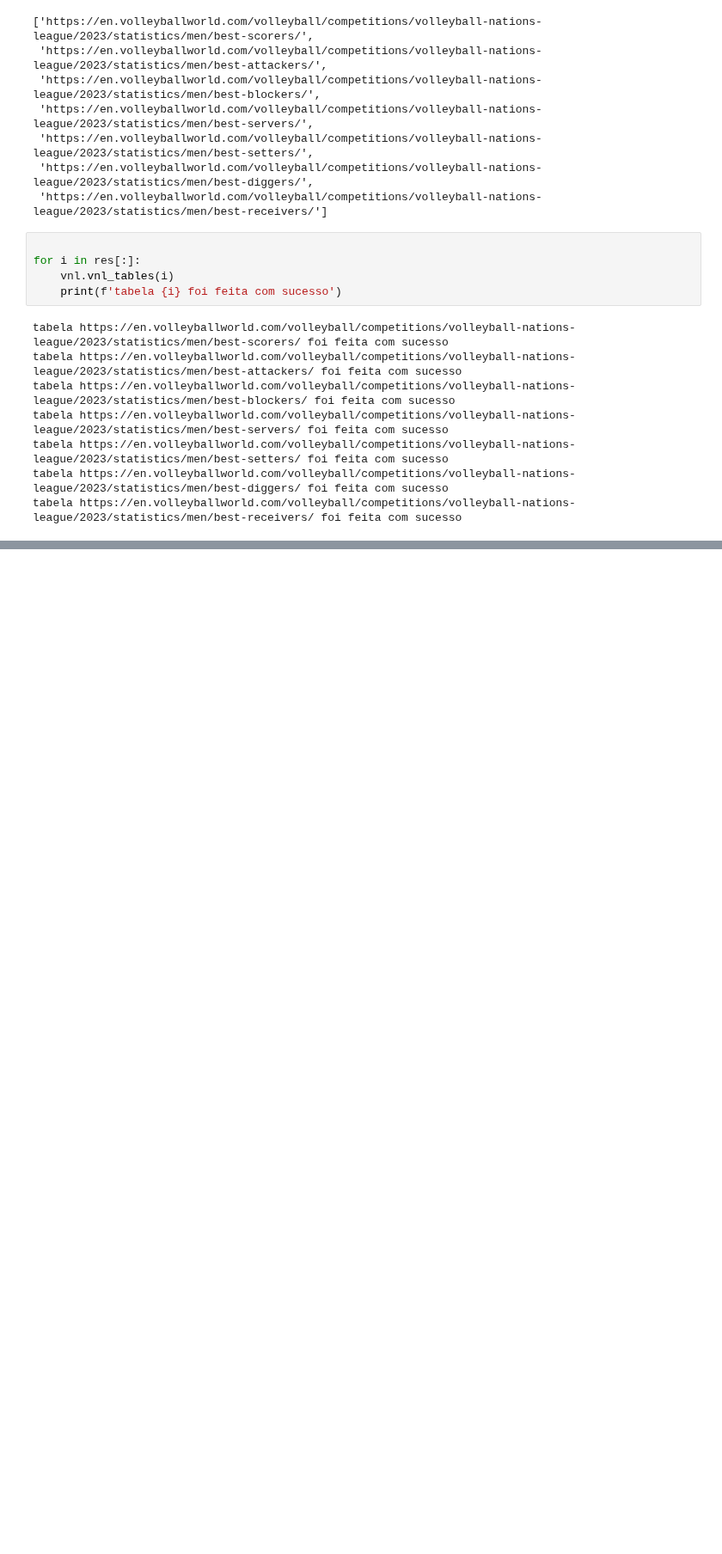
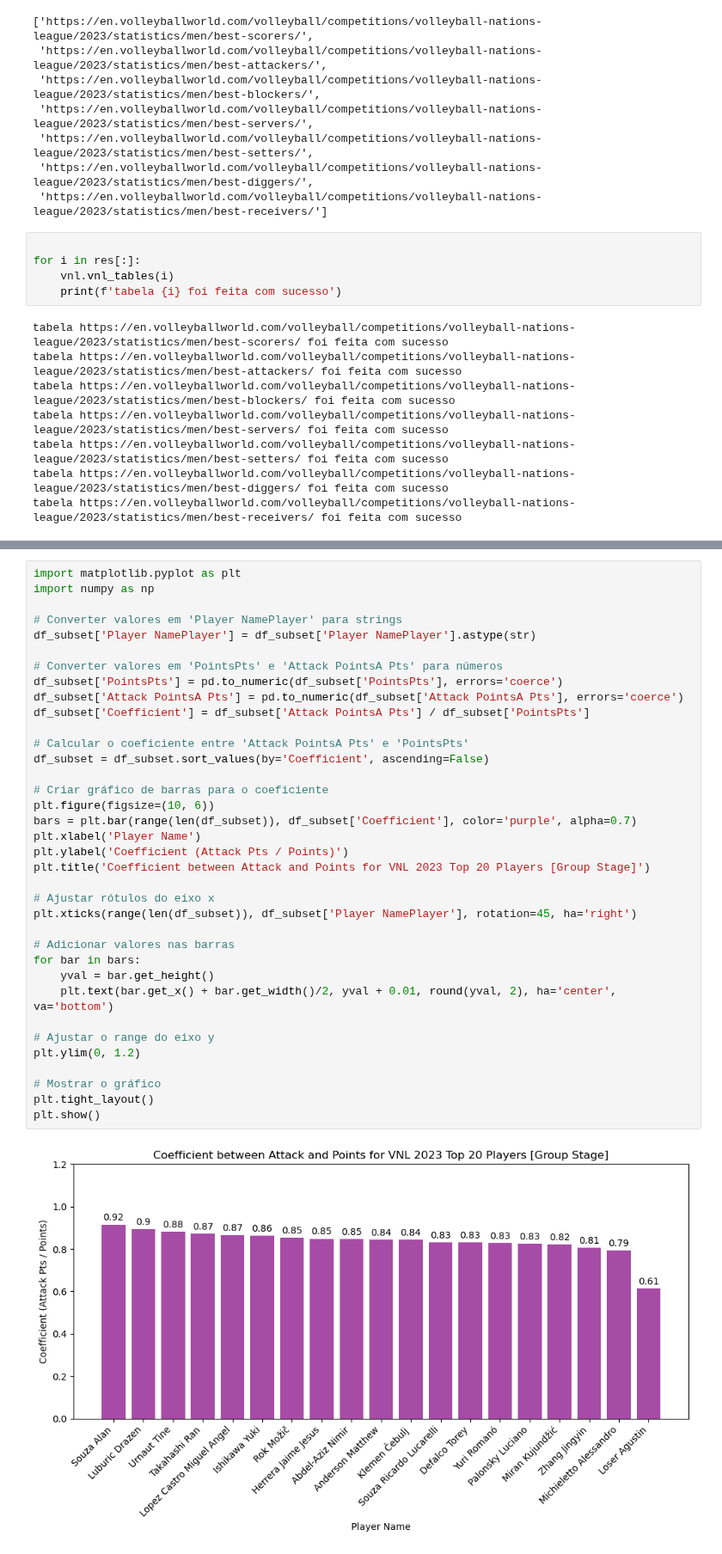
Before and after one commit to estevaocardoso/projetos-estevao, a Jupyter notebook: VOLLEYBALL/MEN'S VNL 2023.ipynb, the cells around one changed output, grey strips where cells are left out. Shown at 86% size. Drawn from its saved outputs; the diff is of its cells as text; blank space fills up the shorter version.

```diff
--- a/VOLLEYBALL/MEN'S VNL 2023.ipynb
+++ b/VOLLEYBALL/MEN'S VNL 2023.ipynb
@@ -196,0 +268,38 @@ with open(name, 'w', encoding='utf-8') as f:
+# %%
+import matplotlib.pyplot as plt
+import numpy as np
+
+# Converter valores em 'Player NamePlayer' para strings
+df_subset['Player NamePlayer'] = df_subset['Player NamePlayer'].astype(str)
+
+# Converter valores em 'PointsPts' e 'Attack PointsA Pts' para números
+df_subset['PointsPts'] = pd.to_numeric(df_subset['PointsPts'], errors='coerce')
+df_subset['Attack PointsA Pts'] = pd.to_numeric(df_subset['Attack PointsA Pts'], errors='coerce')
+df_subset['Coefficient'] = df_subset['Attack PointsA Pts'] / df_subset['PointsPts']
+
+# Calcular o coeficiente entre 'Attack PointsA Pts' e 'PointsPts'
+df_subset = df_subset.sort_values(by='Coefficient', ascending=False)
+
+# Criar gráfico de barras para o coeficiente
+plt.figure(figsize=(10, 6))
+bars = plt.bar(range(len(df_subset)), df_subset['Coefficient'], color='purple', alpha=0.7)
+plt.xlabel('Player Name')
+plt.ylabel('Coefficient (Attack Pts / Points)')
+plt.title('Coefficient between Attack and Points for VNL 2023 Top 20 Players [Group Stage]')
+
+# Ajustar rótulos do eixo x
+plt.xticks(range(len(df_subset)), df_subset['Player NamePlayer'], rotation=45, ha='right')
+
+# Adicionar valores nas barras
+for bar in bars:
+    yval = bar.get_height()
+    plt.text(bar.get_x() + bar.get_width()/2, yval + 0.01, round(yval, 2), ha='center', va='bottom')
+
+# Ajustar o range do eixo y
+plt.ylim(0, 1.2)
+
+# Mostrar o gráfico
+plt.tight_layout()
+plt.show()
+# %% [output]
+[figure, added]
```
Also changed, not shown: parts of 10 cells of this notebook, 1 other file.
